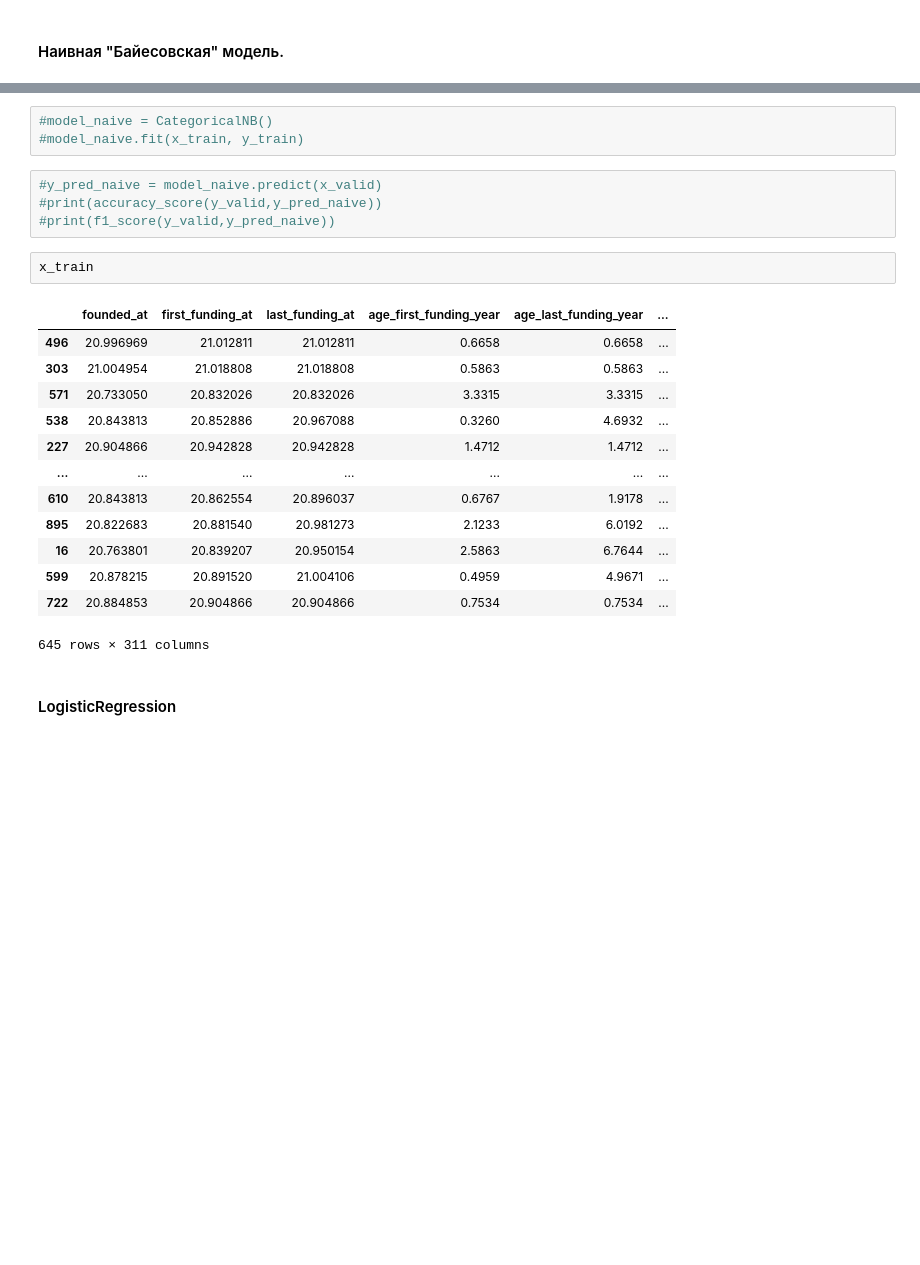
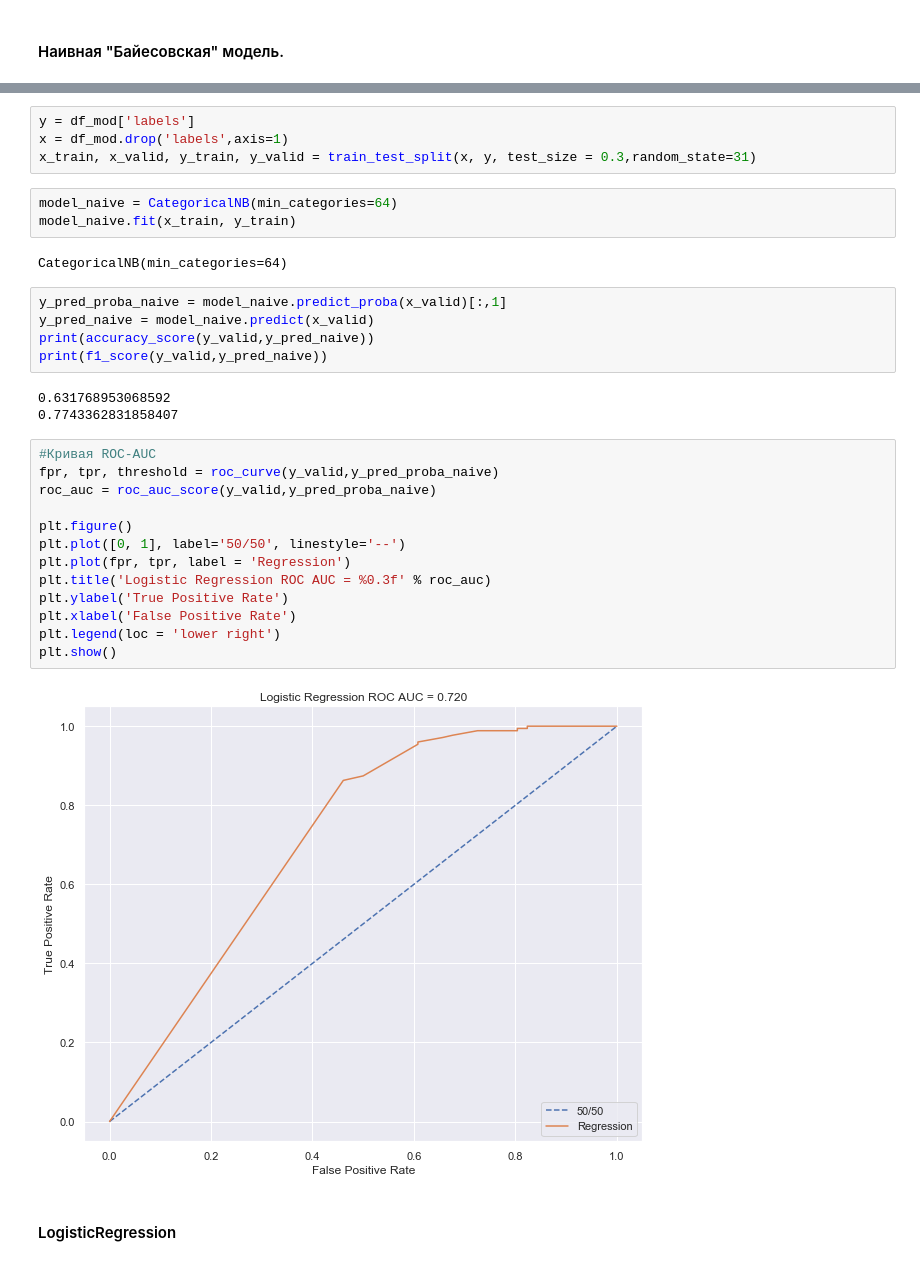
Before and after one commit to Seuranta/MyPublic, a Jupyter notebook: Startup prediction/Startup prediction.ipynb, the cells around one changed output, grey strips where cells are left out. Drawn from its saved outputs; the diff is of its cells as text; blank space fills up the shorter version.

```diff
--- a/Startup prediction/Startup prediction.ipynb
+++ b/Startup prediction/Startup prediction.ipynb
@@ -743,26 +783,35 @@ x_train, x_valid, y_train, y_valid = train_test_split(x, y, test_size = 0.3,rand
+# %%
+y = df_mod['labels']
+x = df_mod.drop('labels',axis=1)
+x_train, x_valid, y_train, y_valid = train_test_split(x, y, test_size = 0.3,random_state=31)
 # %%
-#model_naive = CategoricalNB()
-#model_naive.fit(x_train, y_train)
+model_naive = CategoricalNB(min_categories=64)
+model_naive.fit(x_train, y_train)
+# %% [output]
+CategoricalNB(min_categories=64)
 # %%
-#y_pred_naive = model_naive.predict(x_valid)
-#print(accuracy_score(y_valid,y_pred_naive))
-#print(f1_score(y_valid,y_pred_naive))
+y_pred_proba_naive = model_naive.predict_proba(x_valid)[:,1]
+y_pred_naive = model_naive.predict(x_valid)
+print(accuracy_score(y_valid,y_pred_naive))
+print(f1_score(y_valid,y_pred_naive))
+# %% [output]
+0.631768953068592
+0.7743362831858407
-# %%
-x_train
-# %% [output]
-|  | founded_at | first_funding_at | last_funding_at | age_first_funding_year | age_last_funding_year | ... |
-| 496 | 20.996969 | 21.012811 | 21.012811 | 0.6658 | 0.6658 | ... |
-| 303 | 21.004954 | 21.018808 | 21.018808 | 0.5863 | 0.5863 | ... |
-| 571 | 20.733050 | 20.832026 | 20.832026 | 3.3315 | 3.3315 | ... |
-| 538 | 20.843813 | 20.852886 | 20.967088 | 0.3260 | 4.6932 | ... |
-| 227 | 20.904866 | 20.942828 | 20.942828 | 1.4712 | 1.4712 | ... |
-| ... | ... | ... | ... | ... | ... | ... |
-| 610 | 20.843813 | 20.862554 | 20.896037 | 0.6767 | 1.9178 | ... |
-| 895 | 20.822683 | 20.881540 | 20.981273 | 2.1233 | 6.0192 | ... |
-| 16 | 20.763801 | 20.839207 | 20.950154 | 2.5863 | 6.7644 | ... |
-| 599 | 20.878215 | 20.891520 | 21.004106 | 0.4959 | 4.9671 | ... |
-| 722 | 20.884853 | 20.904866 | 20.904866 | 0.7534 | 0.7534 | ... |
-645 rows × 311 columns
+# %%
+#Кривая ROC-AUC
+fpr, tpr, threshold = roc_curve(y_valid,y_pred_proba_naive)
+roc_auc = roc_auc_score(y_valid,y_pred_proba_naive)
+
+plt.figure()
+plt.plot([0, 1], label='50/50', linestyle='--')
+plt.plot(fpr, tpr, label = 'Regression')
+plt.title('Logistic Regression ROC AUC = %0.3f' % roc_auc)
+plt.ylabel('True Positive Rate')
+plt.xlabel('False Positive Rate')
+plt.legend(loc = 'lower right')
+plt.show()
+# %% [output]
+[figure, added]
 # %% [markdown]
 #### LogisticRegression
 # %%
```
Also changed, not shown: parts of 24 cells of this notebook.
